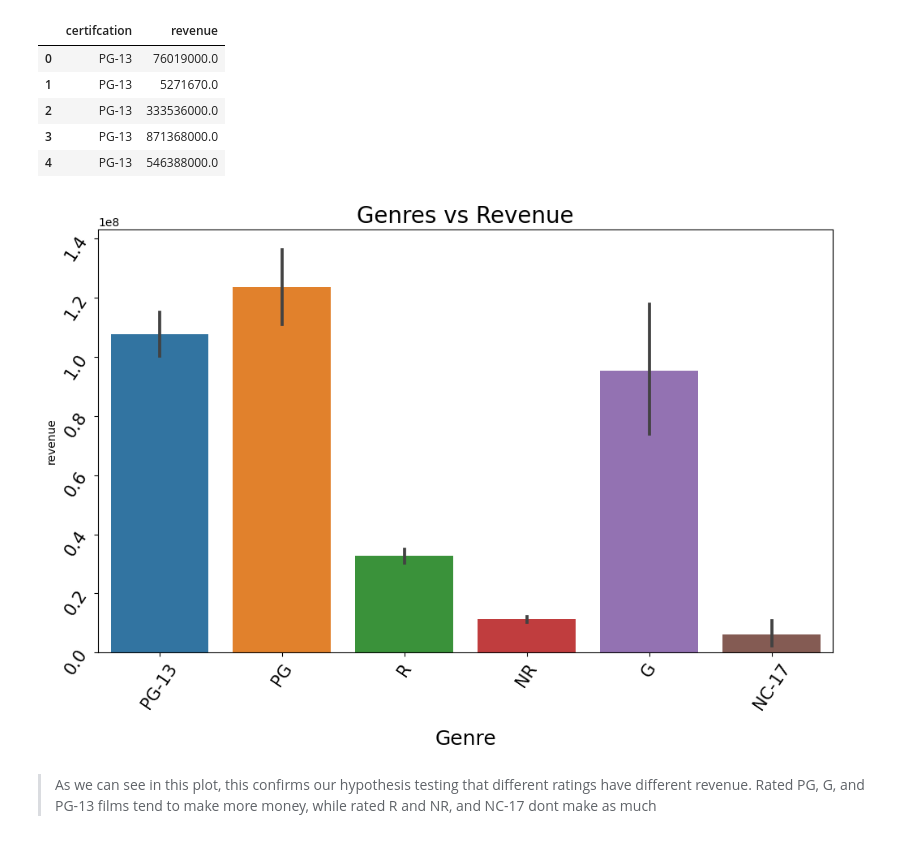
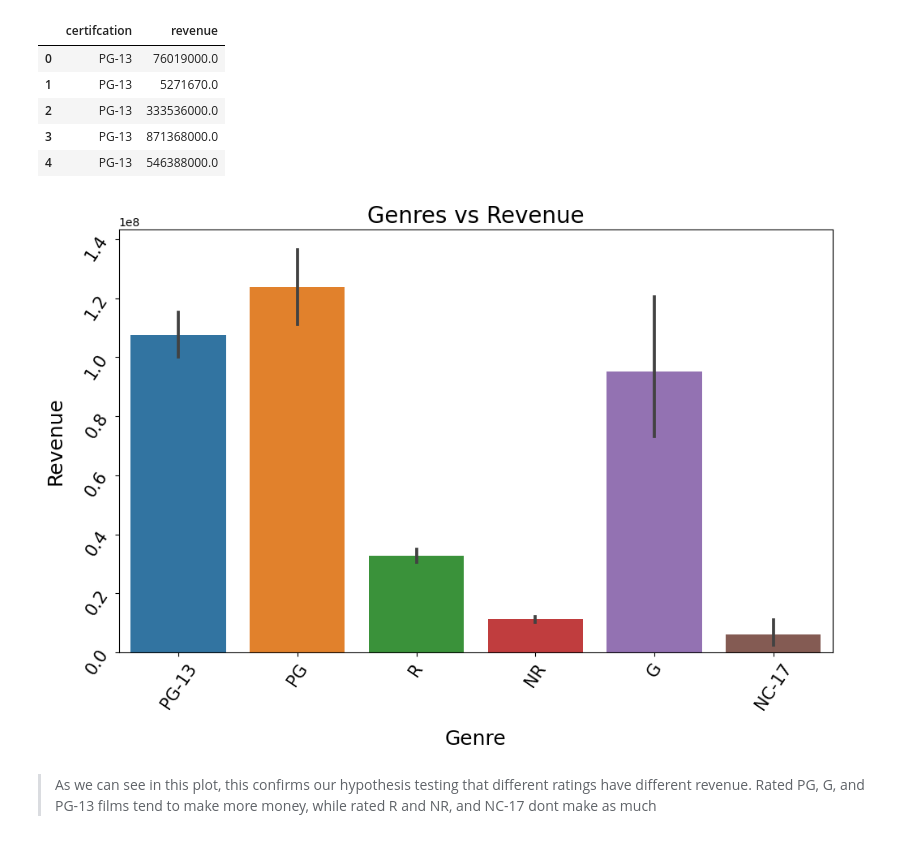
Before and after one commit to rvtovar/movie_analysis, a Jupyter notebook: Hypothesis Testing.ipynb, the cells around one changed output. Drawn from its saved outputs; the diff is of its cells as text; code cells hidden in the pictures.

```diff
--- a/Hypothesis Testing.ipynb
+++ b/Hypothesis Testing.ipynb
@@ -265,12 +265,13 @@ df.head()
 # %%
 fig, ax = plt.subplots(figsize=(10,7))
 sns.barplot(data=df, x='certifcation', y='revenue',ax=ax)
 ax.set_xlabel("Genre", fontsize=18,labelpad=15)
+ax.set_ylabel("Revenue", fontsize=18,labelpad=15)
 ax.set_title('Genres vs Revenue', fontsize=20)
 ax.tick_params(axis = 'both', which = 'major', labelsize = 15, rotation=56)
 plt.tight_layout()
 # %% [output]
-[figure, old version]
+[figure, new version]
 # %% [markdown]
 > As we can see in this plot, this confirms our hypothesis testing that different ratings have different revenue. Rated PG, G, and PG-13 films tend to make more money, while rated R and NR, and NC-17 dont make as much
 # %% [markdown]
```
Also changed, not shown: parts of 2 cells of this notebook, 9 other files.
